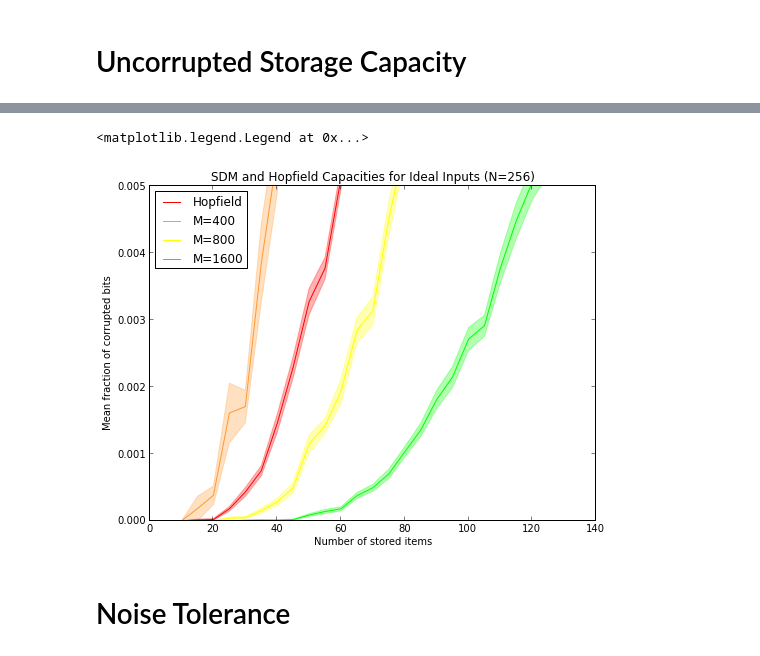
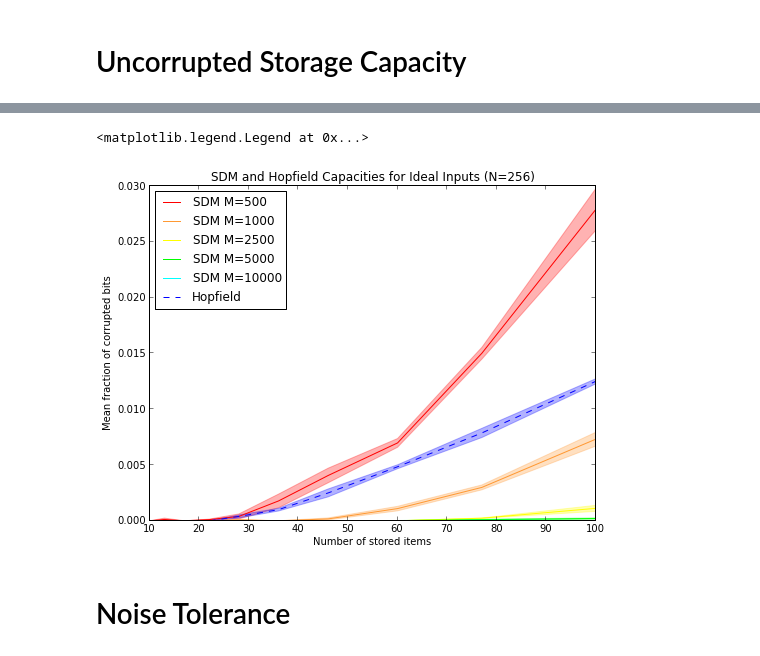
Before and after one commit to berkeley-cocosci/bayes-sdm, a Jupyter notebook: comparisons.ipynb, the cells around one changed output, grey strips where cells are left out. Cells and saved outputs as stored; diff of their text form; code cells hidden in the pictures.

```diff
--- a/comparisons.ipynb
+++ b/comparisons.ipynb
@@ -69,12 +77,10 @@ verbose = True
 # Uncorrupted Storage Capacity
 # %%
 # How many random, uncorrelated inputs can the SDM store?
-sdm_capacity = []
+sdm_capacity = np.empty((len(M), len(k), 2))
 for midx, m in enumerate(M):
     print "SDM (M=%d)" % m
-    data = metrics.test_capacity(
+    sdm_capacity[midx] = metrics.test_capacity(
 	(int(n), int(m), float(D)),
-	k0=k0, iters=int(iters),
-	thresh=thresh, verbose=verbose)
-    sdm_capacity.append(data)
+	k0=k, iters=int(iters), verbose=verbose)
 # %% [output]
@@ -99,5 +105,4 @@ SDM (M=800)
 # How many random, uncorrelated inputs can the Hopfield net store?
 print "Hopfield"
 hop_capacity = metrics.test_capacity(
-    int(n), k0=k0, iters=int(iters),
-    thresh=thresh, verbose=verbose)
+    int(n), k0=k, iters=int(iters), verbose=verbose)
@@ -119,34 +109,18 @@ Hopfield
 # %%
 # plot corruption as a function of items stored
 util.set_fig_properties()
-fig = plt.gcf()
-fig.set_figwidth(8)
-fig.set_figheight(6)
-alpha = 0.3
+for i in xrange(M.size):
+    util.plot_error(k, sdm_capacity[i], colors[i], alpha, 'SDM M=%d' % M[i])
+util.plot_error(k, hop_capacity, colors[i+1], alpha, 'Hopfield', linestyle='--')
 
-data = hop_capacity
-loerr = data[:,0]-data[:,1]
-hierr = data[:,0]+data[:,1]
-x = k0*np.arange(1, data.shape[0]+1)
-plt.fill_between(x, loerr, hierr, color=colors[0], alpha=alpha)
-plt.plot(x, data[:,0], label='Hopfield', color=colors[0])
-
-for i in xrange(M.size):
-    data = sdm_capacity[i]
-    loerr = data[:,0]-data[:,1]
-    hierr = data[:,0]+data[:,1]
-    x = k0*np.arange(1, data.shape[0]+1)
-    plt.fill_between(x, loerr, hierr, color=colors[i+1], alpha=alpha)
-    plt.plot(x, data[:,0], label='M=%d' % M[i], color=colors[i+1])
-
-plt.ylim(0, thresh)
+plt.xlim(k[0], k[-1])
 plt.xlabel("Number of stored items")
 plt.ylabel("Mean fraction of corrupted bits")
 plt.title("SDM and Hopfield Capacities for Ideal Inputs (N=%d)" % n)
 plt.legend(loc=0)
 # %% [output]
 <matplotlib.legend.Legend at 0x...>
-[figure, old version]
+[figure, new version]
 # %% [markdown]
 # Noise Tolerance
 # %%
```
Also changed, not shown: parts of 8 cells of this notebook, 3 other files.
